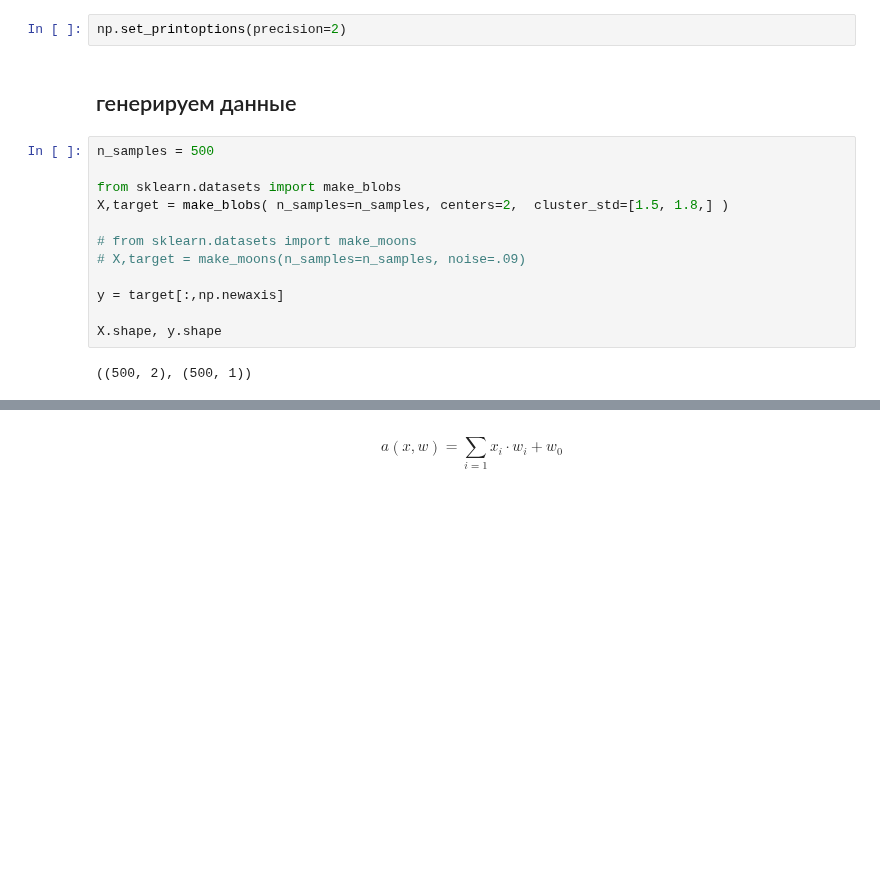
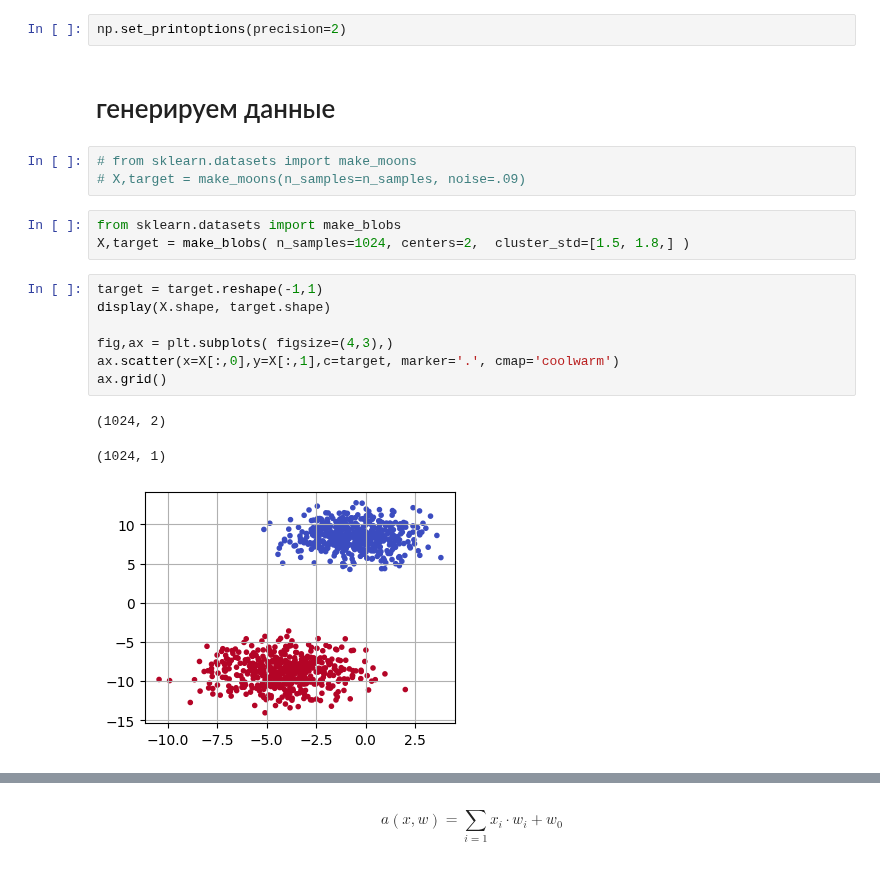
Before and after one commit to mechanoid5/ml_lectorium_2024_I, a Jupyter notebook: examples/12-linear/01-linear-gd.ipynb, the cells around one changed output, grey strips where cells are left out. Saved outputs shown, nothing was run; the diff lists cells and outputs as text; blank space fills up the shorter version.

```diff
--- a/examples/12-linear/01-linear-gd.ipynb
+++ b/examples/12-linear/01-linear-gd.ipynb
@@ -9,20 +9,23 @@ import matplotlib.pyplot as plt
 # %%
 np.set_printoptions(precision=2)
 # %% [markdown]
-## генерируем данные
+# генерируем данные
+# %%
+# from sklearn.datasets import make_moons
+# X,target = make_moons(n_samples=n_samples, noise=.09)
 # %%
-n_samples = 500
-
 from sklearn.datasets import make_blobs
-X,target = make_blobs( n_samples=n_samples, centers=2,  cluster_std=[1.5, 1.8,] )
-
-# from sklearn.datasets import make_moons
-# X,target = make_moons(n_samples=n_samples, noise=.09)
-
-y = target[:,np.newaxis]
-
-X.shape, y.shape
+X,target = make_blobs( n_samples=1024, centers=2,  cluster_std=[1.5, 1.8,] )
-# %% [output]
-((500, 2), (500, 1))
+# %%
+target = target.reshape(-1,1)
+display(X.shape, target.shape)
+
+fig,ax = plt.subplots( figsize=(4,3),)
+ax.scatter(x=X[:,0],y=X[:,1],c=target, marker='.', cmap='coolwarm')
+ax.grid()
+# %% [output]
+(1024, 2)
+(1024, 1)
+[figure, added]
 # %%
 # нормируем данные
```
Also changed, not shown: parts of 40 cells of this notebook, 7 other files.
